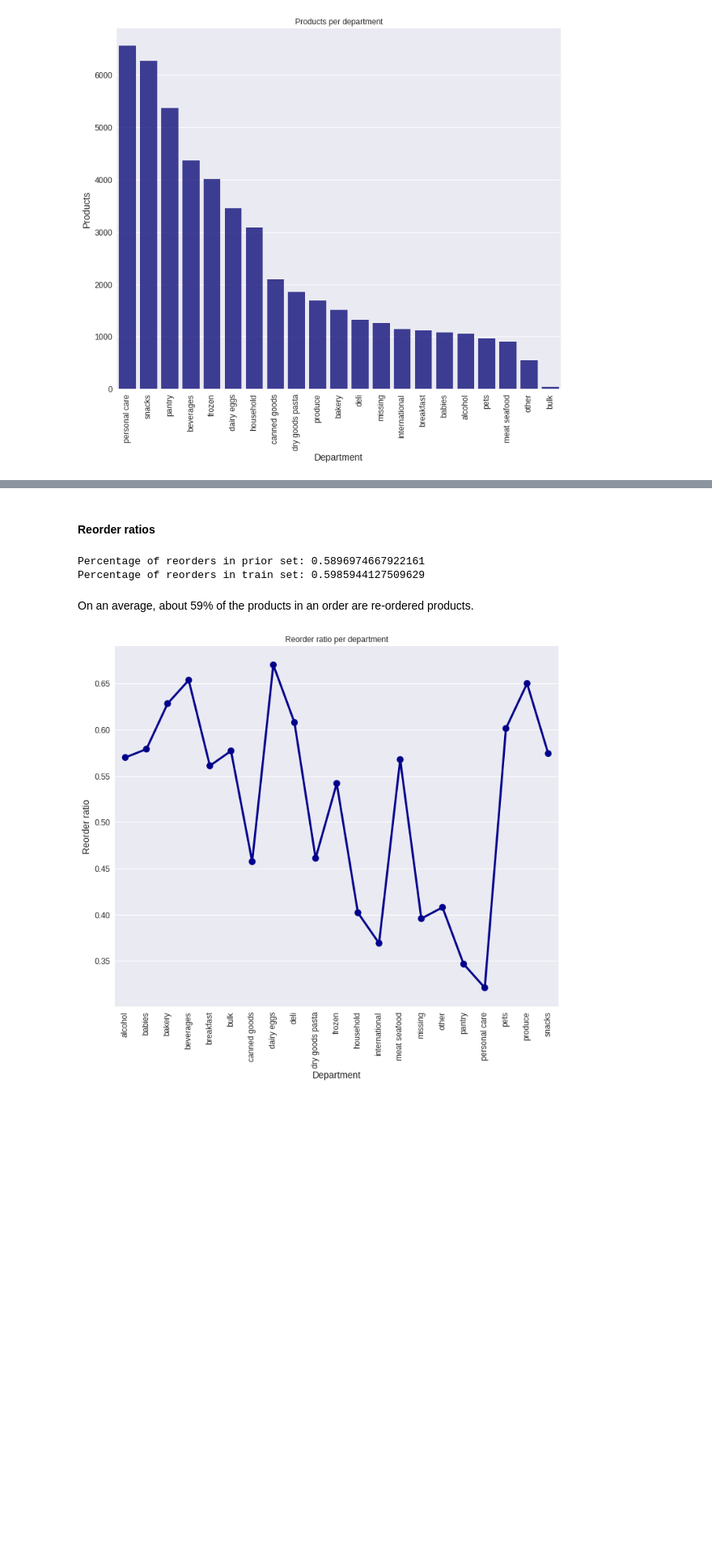
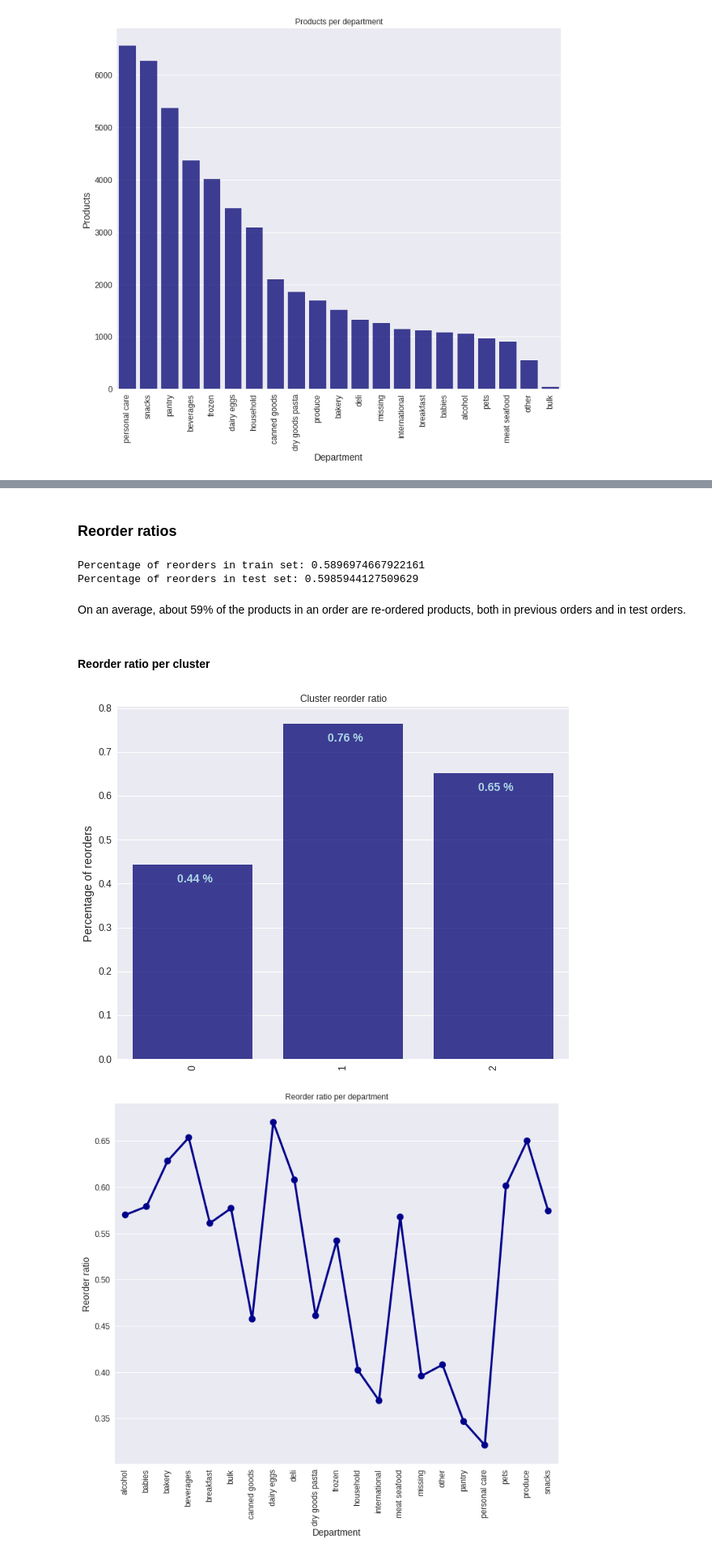
Before and after one commit to dxu15-nic/Instacart_Recommender, a Jupyter notebook: notebooks/EDA.ipynb, the cells around one changed output, grey strips where cells are left out. Shown at 81% size. Cells and saved outputs as stored; diff of their text form; code cells hidden in the pictures; blank space fills up the shorter version.

```diff
--- a/notebooks/EDA.ipynb
+++ b/notebooks/EDA.ipynb
@@ -166,12 +140,0 @@ Both last graphs can be sumarized in the next heatmap.
-# %%
-heatmap_df = df_orders.groupby(["order_dow", "order_hour_of_day"])["order_number"].aggregate("count").reset_index()
-heatmap_df = heatmap_df.pivot('order_dow', 'order_hour_of_day', 'order_number')
-
-fig, ax = plt.subplots(figsize=(12,3.5))
-sns.heatmap(heatmap_df)
-plt.title("Heatmap of time and day order distribution")
-plt.ylabel("")
-plt.xlabel('Hour of day')
-labels = ['Mon','Tue','Wed','Thu','Fri','Sat','Sun']
-ax.set_yticklabels(labels)
-plt.show()
@@ -442,5 +589,5 @@ plt.show()
 # %% [markdown]
-#### Reorder ratios
+### Reorder ratios
 # %%
 # Percentage of re-orders
 
@@ -448,13 +595,36 @@ def reorders(df, name):
     reorder = df.reordered.sum() / df.shape[0]
     print ("Percentage of reorders in {} set: {}".format(name,reorder))
 
-reorders(df_order_products__prior, 'prior')
-reorders(df_order_products__train, 'train')
+reorders(df_order_products__prior, 'train')
+reorders(df_order_products__train, 'test')
 # %% [output]
-Percentage of reorders in prior set: 0.5896974667922161
-Percentage of reorders in train set: 0.5985944127509629
+Percentage of reorders in train set: 0.5896974667922161
+Percentage of reorders in test set: 0.5985944127509629
 # %% [markdown]
-On an average, about 59% of the products in an order are re-ordered products.
+On an average, about 59% of the products in an order are re-ordered products, both in previous orders and in test orders.
+# %% [markdown]
+#### Reorder ratio per cluster
+# %%
+def reorders_cluster(df, cluster):
+    return df.reordered.sum() / df.shape[0]
+
+reorders = []
+for cluster in range(len(cluster_number)):
+    reorders.append(reorders_cluster(df_past_orders_cluster[df_past_orders_cluster.cluster==cluster], cluster))
+
+plt.figure(figsize=(10,8))
+sns.barplot([0,1,2], reorders, alpha=0.8, color='darkblue')
+plt.ylabel("Percentage of reorders")
+plt.xticks(rotation="vertical")
+plt.title('Cluster reorder ratio')
+
+for cluster in range(len(cluster_number)):
+    plt.annotate(str(round(reorders[cluster],2))+' %', xytext=(-0.1+cluster, reorders[cluster]-0.04), \
+                 xy=(0,0), size=14, weight='bold', color='lightblue')
+
+plt.show()
+# %% [output]
+[figure, added]
 # %%
 df_reordered = df_past_orders_info.groupby(["department"])["reordered"].aggregate("mean").reset_index()
 
```
Also changed, not shown: parts of 85 cells of this notebook, 2 other files.
